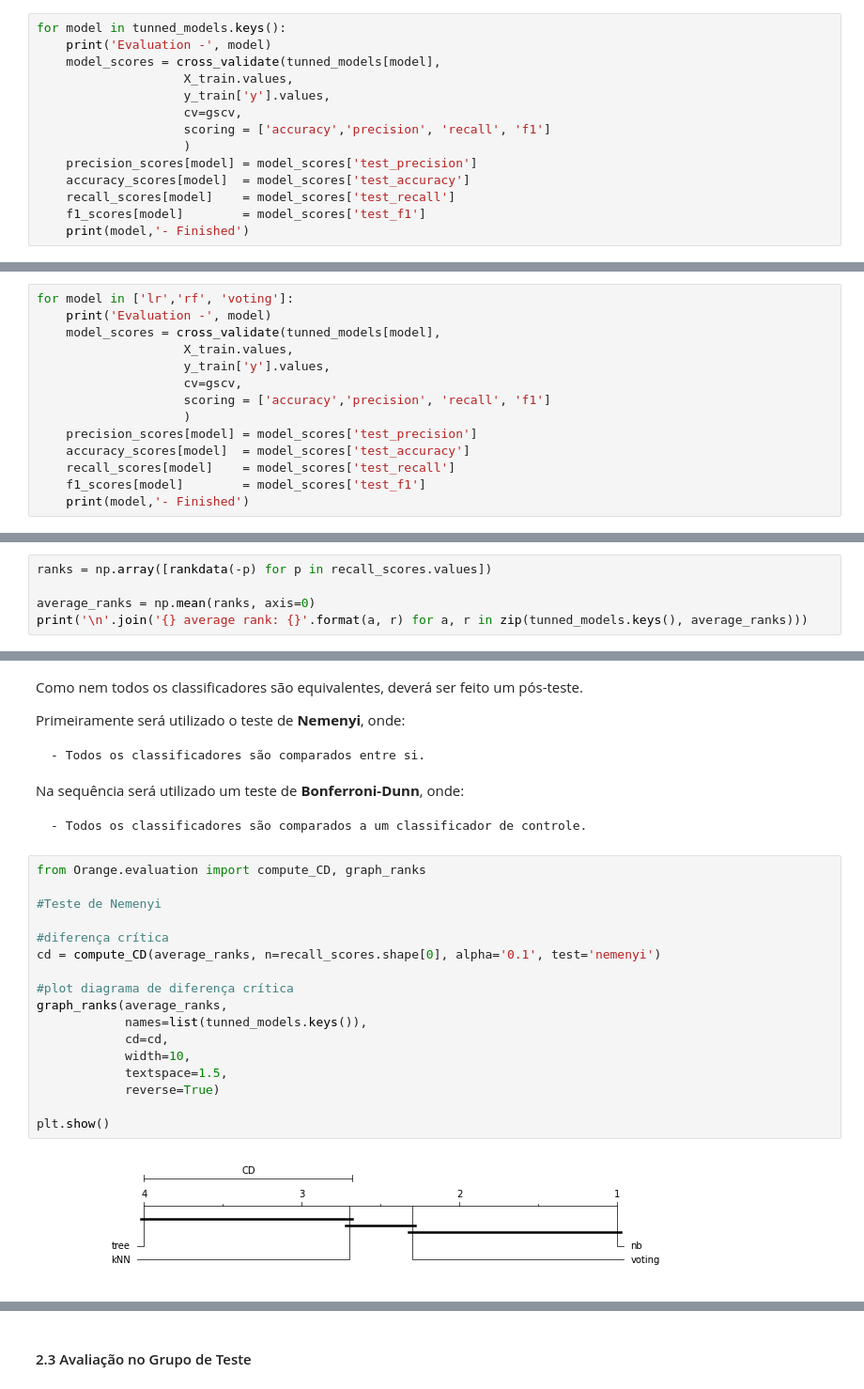
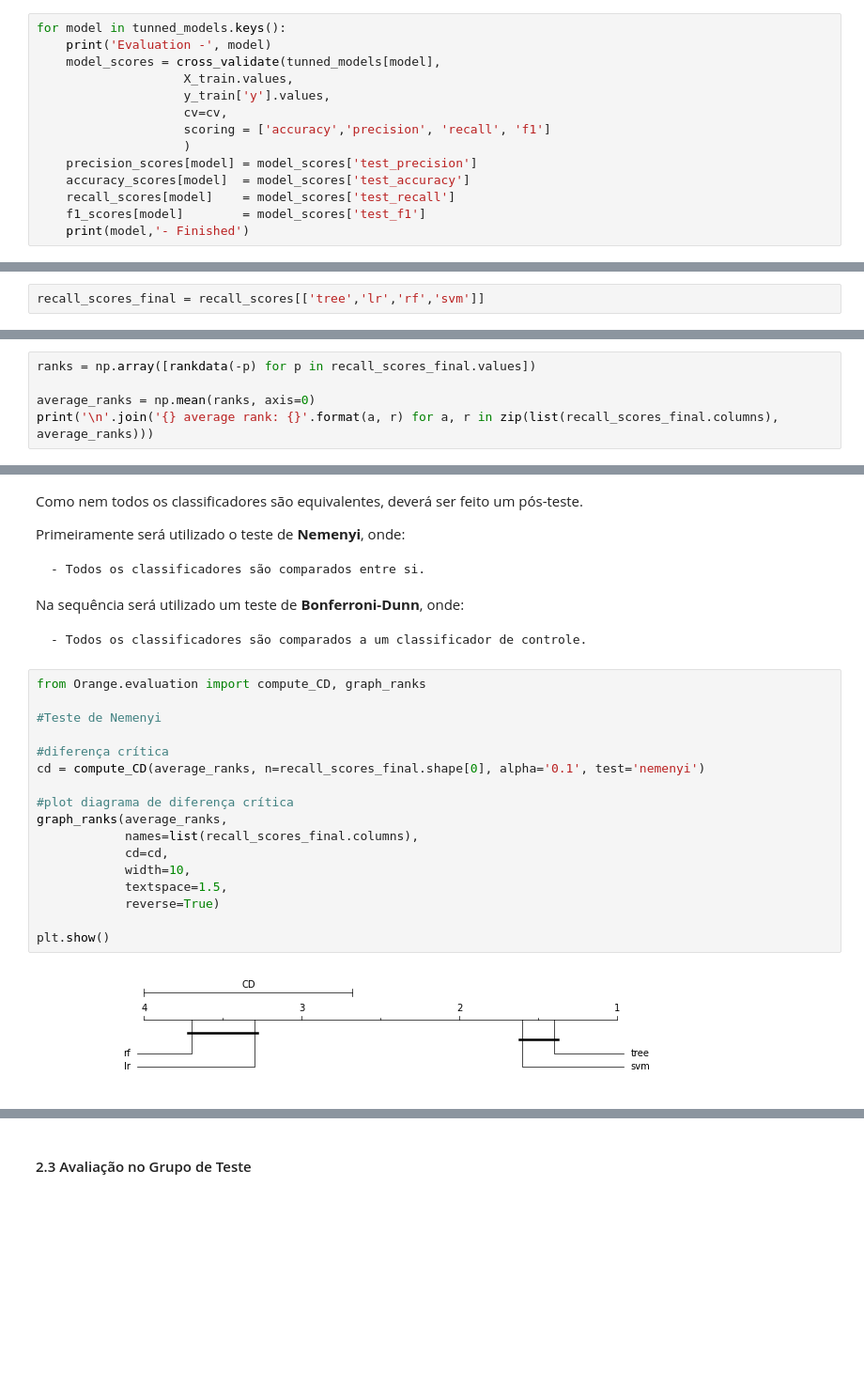
Before and after one commit to pedrosouzalv/PO-233, a Jupyter notebook: aplicacao_modelos.ipynb, the cells around one changed output, grey strips where cells are left out. Shown: that part at 94% size. Drawn from its saved outputs; the diff is of its cells as text; blank space fills up the shorter version.

```diff
--- a/aplicacao_modelos.ipynb
+++ b/aplicacao_modelos.ipynb
@@ -157,7 +182,7 @@ for model in tunned_models.keys():
     model_scores = cross_validate(tunned_models[model],
                     X_train.values,
                     y_train['y'].values,
-                    cv=gscv,
+                    cv=cv,
                     scoring = ['accuracy','precision', 'recall', 'f1']
                     )
     precision_scores[model] = model_scores['test_precision']
@@ -177,17 +193,3 @@ voting - Finished
-# %%
-for model in ['lr','rf', 'voting']:
-    print('Evaluation -', model)
-    model_scores = cross_validate(tunned_models[model],
-                    X_train.values,
-                    y_train['y'].values,
-                    cv=gscv,
-                    scoring = ['accuracy','precision', 'recall', 'f1']
-                    )
-    precision_scores[model] = model_scores['test_precision']
-    accuracy_scores[model]  = model_scores['test_accuracy']
-    recall_scores[model]    = model_scores['test_recall']
-    f1_scores[model]        = model_scores['test_f1']
-    print(model,'- Finished')
 # %%
 precision_scores = pd.DataFrame(precision_scores)
 accuracy_scores  = pd.DataFrame(accuracy_scores)
@@ -227,2 +237,4 @@ voting    0.36 ± 0.03
 dtype: object
+# %%
+recall_scores_final = recall_scores[['tree','lr','rf','svm']]
 # %%
@@ -251,6 +266,6 @@ FriedmanchisquareResult(statistic=19.75075987841945, pvalue=0.01951442037378944)
 # %%
-ranks = np.array([rankdata(-p) for p in recall_scores.values])
+ranks = np.array([rankdata(-p) for p in recall_scores_final.values])
 
 average_ranks = np.mean(ranks, axis=0)
-print('\n'.join('{} average rank: {}'.format(a, r) for a, r in zip(tunned_models.keys(), average_ranks)))
+print('\n'.join('{} average rank: {}'.format(a, r) for a, r in zip(list(recall_scores_final.columns), average_ranks)))
 # %% [output]
@@ -271,22 +286,22 @@ Na sequência será utilizado um teste de **Bonferroni-Dunn**, onde:
 # %%
 from Orange.evaluation import compute_CD, graph_ranks
 
 #Teste de Nemenyi
 
 #diferença crítica
-cd = compute_CD(average_ranks, n=recall_scores.shape[0], alpha='0.1', test='nemenyi')
+cd = compute_CD(average_ranks, n=recall_scores_final.shape[0], alpha='0.1', test='nemenyi')
 
 #plot diagrama de diferença crítica
 graph_ranks(average_ranks,
-            names=list(tunned_models.keys()),
+            names=list(recall_scores_final.columns),
             cd=cd,
             width=10,
             textspace=1.5,
             reverse=True)
 
 plt.show()
 # %% [output]
-[figure, old version]
+[figure, new version]
 # %%
 #Teste de Bonferroni-Dunn
 
```
Also changed, not shown: parts of 34 cells of this notebook, 6 other files.
